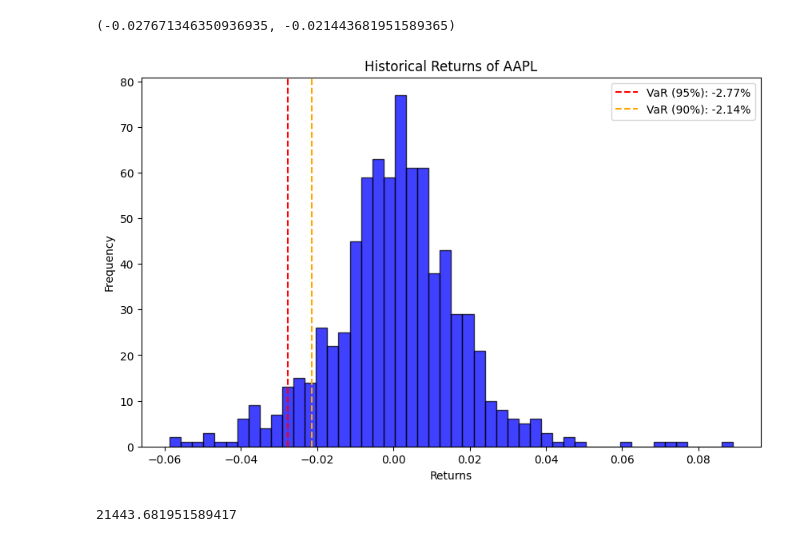
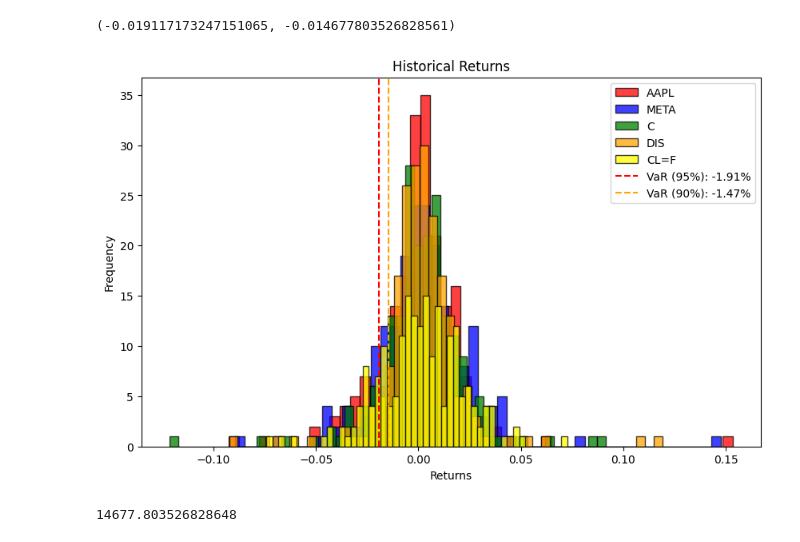
Before and after one commit to Sarsoo/finlib, a Jupyter notebook: notebooks/varcovar_var_portfolio.ipynb, the cells around one changed output. Saved outputs shown, nothing was run; the diff lists cells and outputs as text; code cells hidden in the pictures.

```diff
--- a/notebooks/varcovar_var_portfolio.ipynb
+++ b/notebooks/varcovar_var_portfolio.ipynb
@@ -24,43 +24,42 @@ data.results[0].date, data.results[-1].date
 # %%
+values = 200
 portfolio = pyfinlib.Portfolio(
     [
-        pyfinlib.PortfolioAsset(.1, "AAPL", [i.close for i in data.results if i.symbol == 'AAPL']),
-        pyfinlib.PortfolioAsset(.1, "META", [i.close for i in data.results if i.symbol == 'META']),
-        pyfinlib.PortfolioAsset(.1, "C", [i.close for i in data.results if i.symbol == 'C']),
-        pyfinlib.PortfolioAsset(.1, "DIS", [i.close for i in data.results if i.symbol == 'DIS']),
-        pyfinlib.PortfolioAsset(.6, "CL=F", [i.close for i in data.results if i.symbol == 'CL=F']),
+        pyfinlib.PortfolioAsset(.1, "AAPL", 1, [i.close for i in data.results if i.symbol == 'AAPL'][-values:]),
+        pyfinlib.PortfolioAsset(.1, "META", 1, [i.close for i in data.results if i.symbol == 'META'][-values:]),
+        pyfinlib.PortfolioAsset(.1, "C", 1, [i.close for i in data.results if i.symbol == 'C'][-values:]),
+        pyfinlib.PortfolioAsset(.1, "DIS", 1, [i.close for i in data.results if i.symbol == 'DIS'][-values:]),
+        pyfinlib.PortfolioAsset(.6, "CL=F", 1, [i.close for i in data.results if i.symbol == 'CL=F'][-values:]),
      ]
 )
 # %%
-returns = pyfinlib.util.rates_of_change([i.close for i in data.results if i.symbol == 'AAPL'])
-aapl_portfolio = pyfinlib.Portfolio(
-    [
-        pyfinlib.PortfolioAsset(1., "AAPL", [i.close for i in data.results if i.symbol == 'AAPL'])
-    ]
-)
-VaR_historical = aapl_portfolio.value_at_risk_percent(0.05)
-VaR_historical_10 = aapl_portfolio.value_at_risk_percent(0.1)
+VaR_historical = portfolio.value_at_risk_percent(0.05)
+VaR_historical_10 = portfolio.value_at_risk_percent(0.1)
 VaR_historical, VaR_historical_10
 # %% [output]
-(-0.027671346350936935, -0.021443681951589365)
+(-0.019117173247151065, -0.014677803526828561)
 # %%
 # Plot the historical returns and VaR threshold
 plt.figure(figsize=(10, 6))
-plt.hist(returns, bins=50, alpha=0.75, color='blue', edgecolor='black')
+plt.hist(pyfinlib.util.rates_of_change([i.close for i in data.results if i.symbol == 'AAPL'][-values:]), bins=50, alpha=0.75, color='red', edgecolor='black', label='AAPL')
+plt.hist(pyfinlib.util.rates_of_change([i.close for i in data.results if i.symbol == 'META'][-values:]), bins=50, alpha=0.75, color='blue', edgecolor='black', label='META')
+plt.hist(pyfinlib.util.rates_of_change([i.close for i in data.results if i.symbol == 'C'][-values:]), bins=50, alpha=0.75, color='green', edgecolor='black', label='C')
+plt.hist(pyfinlib.util.rates_of_change([i.close for i in data.results if i.symbol == 'DIS'][-values:]), bins=50, alpha=0.75, color='orange', edgecolor='black', label='DIS')
+plt.hist(pyfinlib.util.rates_of_change([i.close for i in data.results if i.symbol == 'CL=F'][-values:]), bins=50, alpha=0.75, color='yellow', edgecolor='black', label='CL=F')
 plt.axvline(VaR_historical, color='red', linestyle='--', label=f'VaR (95%): {VaR_historical:.2%}')
 plt.axvline(VaR_historical_10, color='orange', linestyle='--', label=f'VaR (90%): {VaR_historical_10:.2%}')
-plt.title('Historical Returns of AAPL')
+plt.title('Historical Returns')
 plt.xlabel('Returns')
 plt.ylabel('Frequency')
 plt.legend()
 plt.show()
 # %% [output]
-[figure, old version]
+[figure, new version]
 # %%
-value = aapl_portfolio.value_at_risk(0.1, 1_000_000.)
+value = portfolio.value_at_risk(0.1, 1_000_000.)
 value
 # %% [output]
-21443.681951589417
+14677.803526828648
 # %%
 # Calculate n Day VaR
 var_array = []
```
Also changed, not shown: parts of 2 cells of this notebook, 50 other files.
